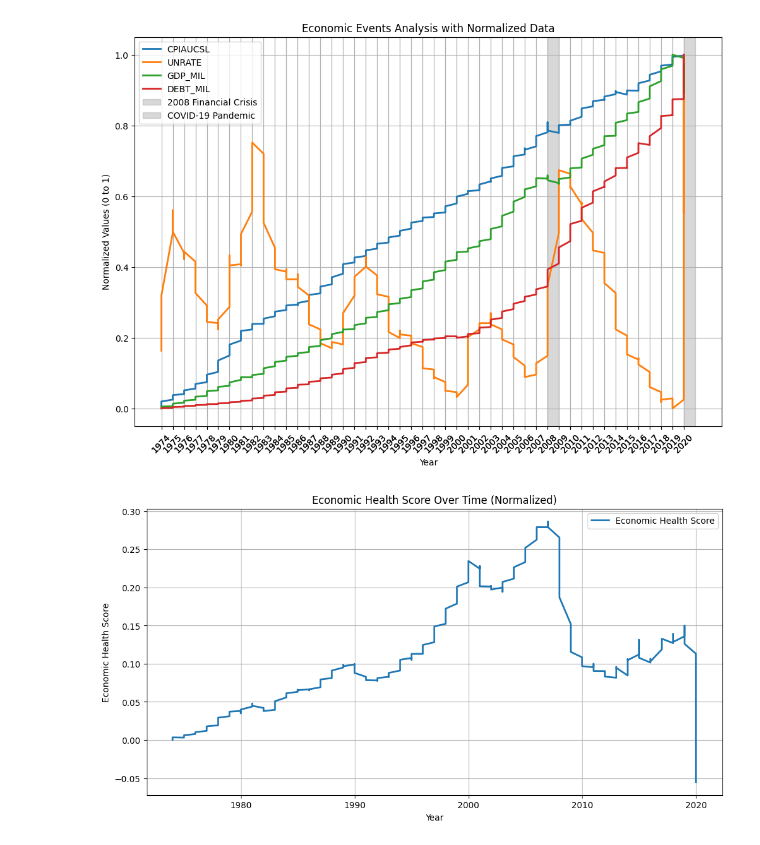
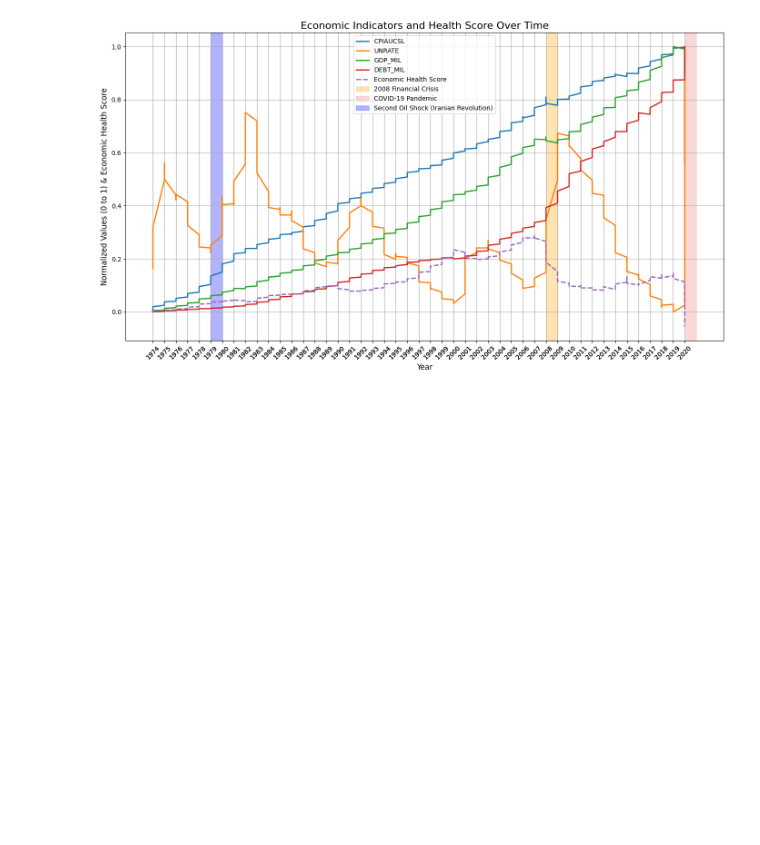
Before and after one commit to bahador1994/Project-Indicator1, a Jupyter notebook: Analyze.ipynb, the cells around one changed output. Saved outputs shown, nothing was run; the diff lists cells and outputs as text; code cells hidden in the pictures; blank space fills up the shorter version.

Commit message:
Update Analysis report

```diff
--- a/Analyze.ipynb
+++ b/Analyze.ipynb
@@ -83,56 +78,64 @@ us_gdp_debt.rename(columns={
 us_gdp_debt['Quarter'] = us_gdp_debt['Quarter'].dt.to_period('Q')
 
 # Save the final combined dataset
 # final = merged_quarterly.merge(us_gdp_debt, on='Quarter', how='inner')
 # final.to_csv("data/final_combined_quarterly_data.csv", index=False)
 # print("Final combined dataset saved as 'final_combined_quarterly_data.csv'.")
 
 final_data = pd.read_csv("data/final_combined_quarterly_data.csv")
 # # Step 5: Yearly aggregation
 final_data['Year'] = final_data['Quarter'].str[:4].astype(int)
 
 
 annual_data = final_data.groupby('Year').sum().reset_index()
 normalized_data = final_data.copy()
 columns_to_normalize = ['CPIAUCSL', 'UNRATE', 'GDP_MIL', 'DEBT_MIL']
 
 
 
-# # Step 9 : Analysys 04 - Economic Events Analysis:
+# # Step 6 : Analysys 01 - Economic Events Analysis:
 # Highlight significant periods like recessions (e.g., 2008, 2020).
 # Assess their impact on GDP, inflation, unemployment, and debt.
 
-events = {"2008 Financial Crisis": (2008, 2009), "COVID-19 Pandemic": (2020, 2021)}
-plt.figure(figsize=(12, 8))
+import matplotlib.pyplot as plt
+
+# Normalized data for economic indicators
 for col in ['CPIAUCSL', 'UNRATE', 'GDP_MIL', 'DEBT_MIL']:
     normalized_data[col] = (final_data[col] - final_data[col].min()) / (final_data[col].max() - final_data[col].min())
+
+# Calculate Economic Health Score
+normalized_data['Economic_Health_Score'] = (normalized_data['GDP_MIL'] - normalized_data['DEBT_MIL']) / (normalized_data['UNRATE'] + 1)
+
+# Create combined plot
+plt.figure(figsize=(14, 8))
+
+# Plot normalized economic indicators
+for col in ['CPIAUCSL', 'UNRATE', 'GDP_MIL', 'DEBT_MIL']:
     plt.plot(final_data['Year'], normalized_data[col], label=col, linewidth=2)
 
-for event, (start, end) in events.items():
-    plt.axvspan(start, end, color='gray', alpha=0.3, label=f"{event}")
+# Plot Economic Health Score
+plt.plot(final_data['Year'], normalized_data['Economic_Health_Score'], label='Economic Health Score', linewidth=2, linestyle='--')
 
-plt.title("Economic Events Analysis with Normalized Data")
-plt.xlabel("Year")
-plt.ylabel("Normalized Values (0 to 1)")
-plt.legend()
+# Highlight events using shaded regions with custom colors
+events = {
+    "2008 Financial Crisis": (2008, 2009, 'orange'),
+    "COVID-19 Pandemic": (2020, 2021, 'lightcoral'),
+    "Second Oil Shock (Iranian Revolution)": (1979,1980, 'blue')
+}
+
+for event, (start, end, color) in events.items():
+    plt.axvspan(start, end, color=color, alpha=0.3, label=f"{event}")
+
+# Add labels, title, and legend
+plt.title("Economic Indicators and Health Score Over Time", fontsize=16)
+plt.xlabel("Year", fontsize=12)
+plt.ylabel("Normalized Values (0 to 1) & Economic Health Score", fontsize=12)
+plt.legend(loc='best', fontsize=10)
 plt.grid(True)
 plt.xticks(ticks=final_data['Year'][::2], labels=final_data['Year'][::2], rotation=45)
+
+# Show the combined plot
+plt.tight_layout()
 plt.show()
-
-
-# # Step 13 : Analysys 08 - Economic Health Score:
-# Create a composite score based on GDP growth, unemployment, debt, and inflation.
-# Track the overall economic health of the U.S. over time.
-
-normalized_data['Economic_Health_Score'] = (normalized_data['GDP_MIL'] - normalized_data['DEBT_MIL']) / (normalized_data['UNRATE'] + 1)
-plt.figure(figsize=(12, 6))
-plt.plot(final_data['Year'], normalized_data['Economic_Health_Score'], label='Economic Health Score', linewidth=2)
-plt.title("Economic Health Score Over Time (Normalized)")
-plt.xlabel("Year")
-plt.ylabel("Economic Health Score")
-plt.legend()
-plt.grid(True)
-plt.show()
 # %% [output]
-[figure, old version]
+[figure, new version]
-[figure, removed]
```
Also changed, not shown: parts of 1 cell of this notebook, 11 other files.
